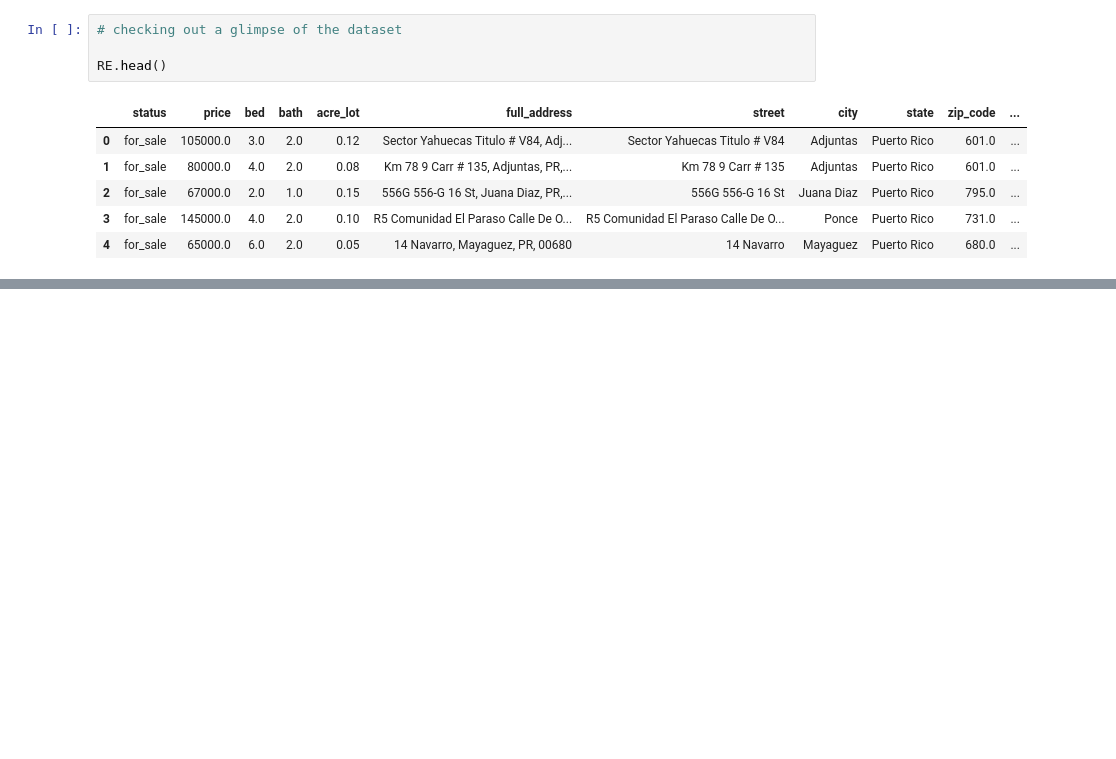
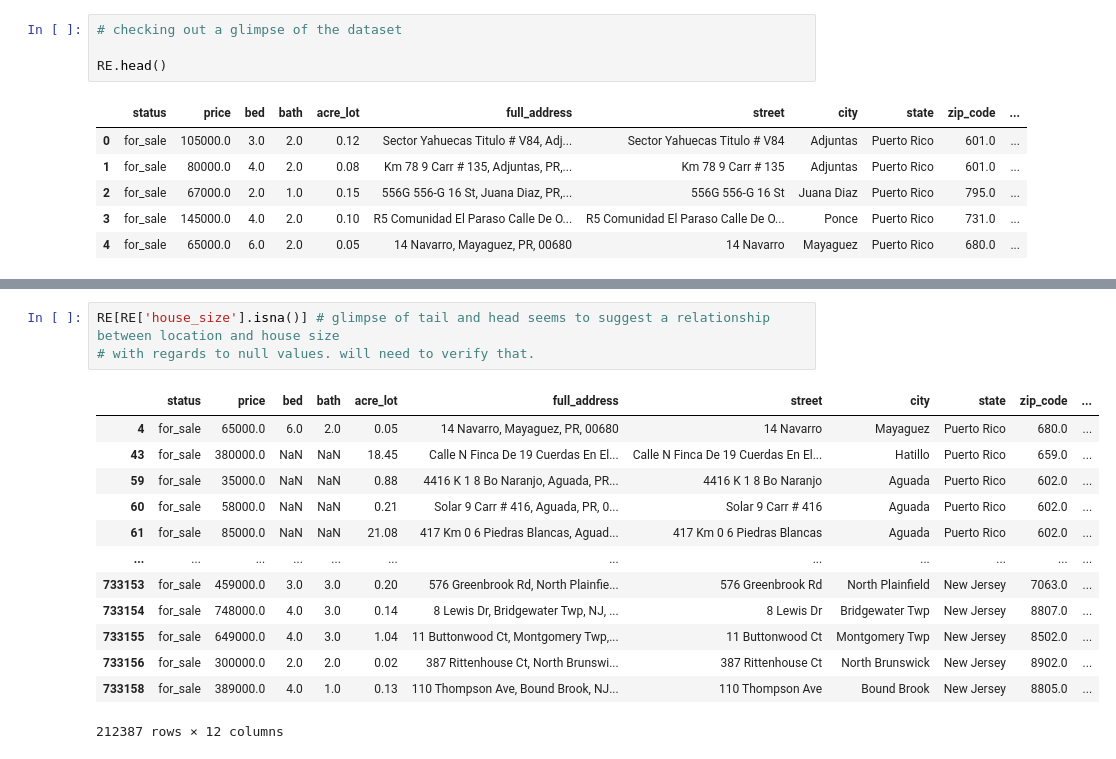
Before and after one commit to gajulaa/US-Real-Estate, a Jupyter notebook: EDA.ipynb, the cells around one changed output, grey strips where cells are left out. Saved outputs shown, nothing was run; the diff lists cells and outputs as text; blank space fills up the shorter version.

```diff
--- a/EDA.ipynb
+++ b/EDA.ipynb
@@ -32,0 +102,17 @@ RE.head()
+# %%
+RE[RE['house_size'].isna()] # glimpse of tail and head seems to suggest a relationship between location and house size
+# with regards to null values. will need to verify that.
+# %% [output]
+|  | status | price | bed | bath | acre_lot | full_address | street | city | state | zip_code | ... |
+| 4 | for_sale | 65000.0 | 6.0 | 2.0 | 0.05 | 14 Navarro, Mayaguez, PR, 00680 | 14 Navarro | Mayaguez | Puerto Rico | 680.0 | ... |
+| 43 | for_sale | 380000.0 | NaN | NaN | 18.45 | Calle N Finca De 19 Cuerdas En El... | Calle N Finca De 19 Cuerdas En El... | Hatillo | Puerto Rico | 659.0 | ... |
+| 59 | for_sale | 35000.0 | NaN | NaN | 0.88 | 4416 K 1 8 Bo Naranjo, Aguada, PR... | 4416 K 1 8 Bo Naranjo | Aguada | Puerto Rico | 602.0 | ... |
+| 60 | for_sale | 58000.0 | NaN | NaN | 0.21 | Solar 9 Carr # 416, Aguada, PR, 0... | Solar 9 Carr # 416 | Aguada | Puerto Rico | 602.0 | ... |
+| 61 | for_sale | 85000.0 | NaN | NaN | 21.08 | 417 Km 0 6 Piedras Blancas, Aguad... | 417 Km 0 6 Piedras Blancas | Aguada | Puerto Rico | 602.0 | ... |
+| ... | ... | ... | ... | ... | ... | ... | ... | ... | ... | ... | ... |
+| 733153 | for_sale | 459000.0 | 3.0 | 3.0 | 0.20 | 576 Greenbrook Rd, North Plainfie... | 576 Greenbrook Rd | North Plainfield | New Jersey | 7063.0 | ... |
+| 733154 | for_sale | 748000.0 | 4.0 | 3.0 | 0.14 | 8 Lewis Dr, Bridgewater Twp, NJ, ... | 8 Lewis Dr | Bridgewater Twp | New Jersey | 8807.0 | ... |
+| 733155 | for_sale | 649000.0 | 4.0 | 3.0 | 1.04 | 11 Buttonwood Ct, Montgomery Twp,... | 11 Buttonwood Ct | Montgomery Twp | New Jersey | 8502.0 | ... |
+| 733156 | for_sale | 300000.0 | 2.0 | 2.0 | 0.02 | 387 Rittenhouse Ct, North Brunswi... | 387 Rittenhouse Ct | North Brunswick | New Jersey | 8902.0 | ... |
+| 733158 | for_sale | 389000.0 | 4.0 | 1.0 | 0.13 | 110 Thompson Ave, Bound Brook, NJ... | 110 Thompson Ave | Bound Brook | New Jersey | 8805.0 | ... |
+212387 rows × 12 columns
```
Also changed, not shown: parts of 6 cells of this notebook.
